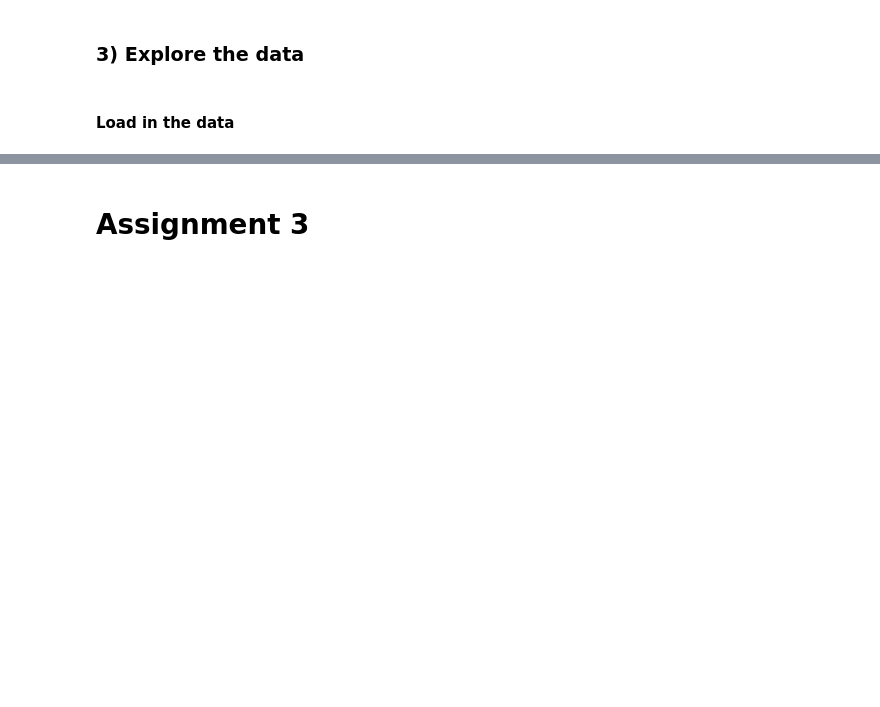
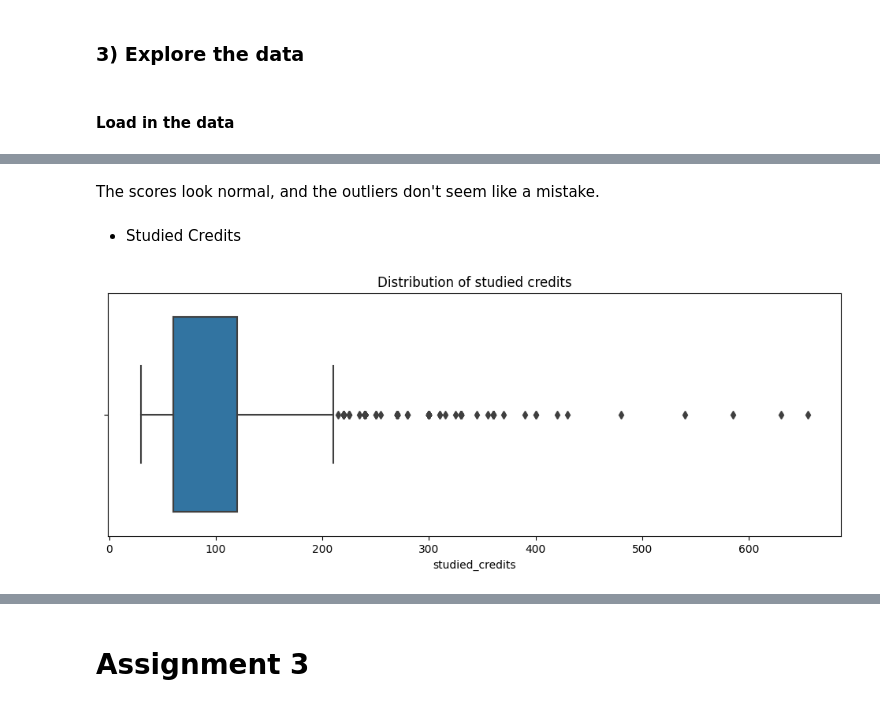
Before and after one commit to randmon/ucll_ti_data_and_ai_group_assignments, a Jupyter notebook: Assignment 3/assignment3.ipynb, the cells around one changed output, grey strips where cells are left out. Cells and saved outputs as stored; diff of their text form; code cells hidden in the pictures; blank space fills up the shorter version.

```diff
--- a/Assignment 3/assignment3.ipynb
+++ b/Assignment 3/assignment3.ipynb
@@ -201,2 +444,3 @@ student_registration_df.rename(columns={'date_unregistration': 'unregistered'},
 # %%
-student_info_df = student_info_df.fillna(value={"imd_band": "Missing"})
+student_info_df = student_info_df.fillna(value={"code_module": "Unknown", "code_presentation": "Unknown", "gender": "Unknown", "highest_education": "Unknown", "age_band": "Unknown", "imd_band": "Missing"})
+student_info_df.isnull().sum()
@@ -202,0 +583,10 @@ student_info_df = student_info_df.fillna(value={"imd_band": "Missing"})
+# %% [markdown]
+The scores look normal, and the outliers don't seem like a mistake.
+# %% [markdown]
+- Studied Credits
+# %%
+fig, ax = plt.subplots(figsize=(12,4))
+ax.set_title("Distribution of studied credits")
+sns.boxplot(data=student_info_df, x="studied_credits", ax=ax);
+# %% [output]
+[figure, added]
```
Also changed, not shown: parts of 137 cells of this notebook.
